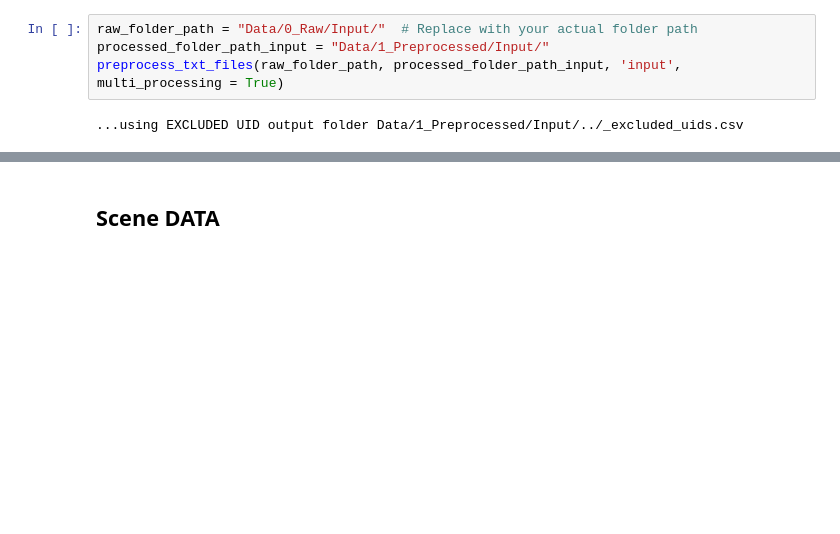
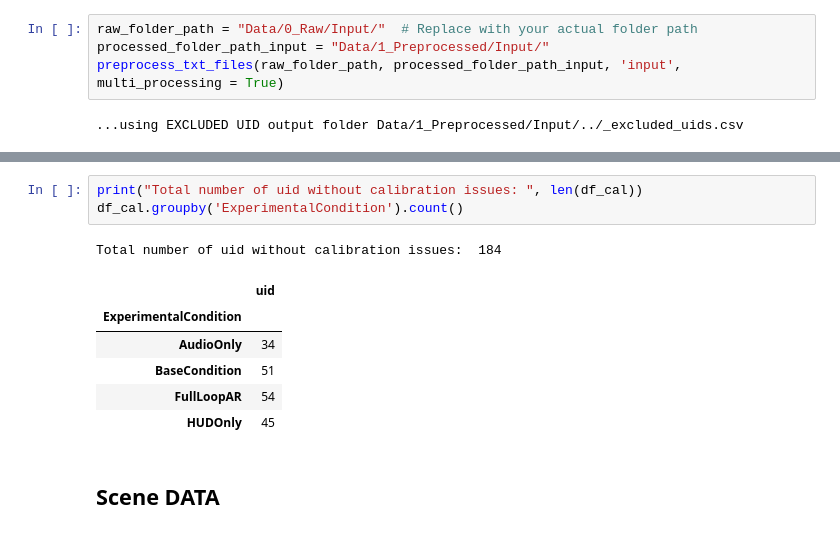
Before and after one commit to JohnMadrid/WestdriveLoopARData, a Jupyter notebook: preprocessing.ipynb, the cells around one changed output, grey strips where cells are left out. Drawn from its saved outputs; the diff is of its cells as text; blank space fills up the shorter version.

```diff
--- a/preprocessing.ipynb
+++ b/preprocessing.ipynb
@@ -717,6 +626,17 @@ df_cal
 | 182 | a466d4a8a3744a0195a568a1436bd7f2 | HUDOnly |
 | 183 | e9ec1e6c22c640168130d2756426666c | AudioOnly |
 184 rows × 2 columns
+# %%
+print("Total number of uid without calibration issues: ", len(df_cal))
+df_cal.groupby('ExperimentalCondition').count()
+# %% [output]
+Total number of uid without calibration issues:  184
+|  | uid |
+| ExperimentalCondition |  |
+| AudioOnly | 34 |
+| BaseCondition | 51 |
+| FullLoopAR | 54 |
+| HUDOnly | 45 |
 # %% [markdown]
 ## Scene DATA
 # %%
```
Also changed, not shown: parts of 13 cells of this notebook.
